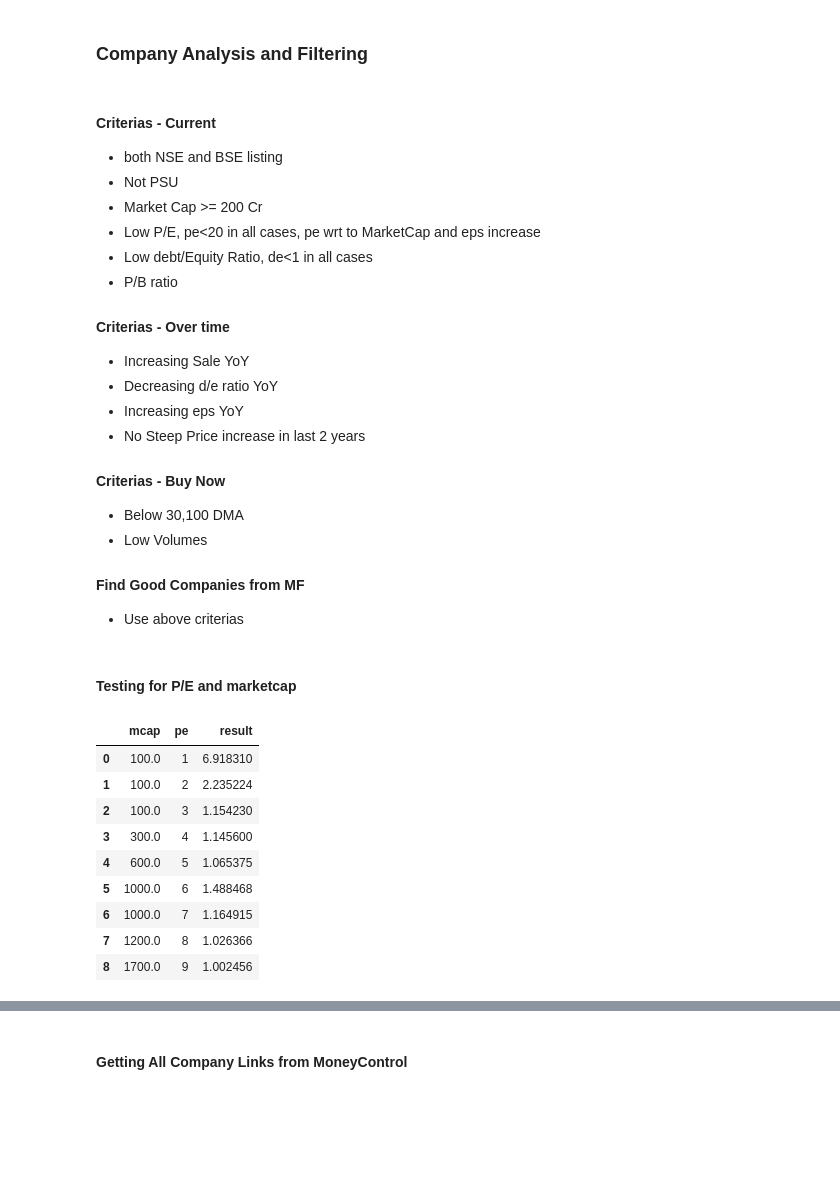
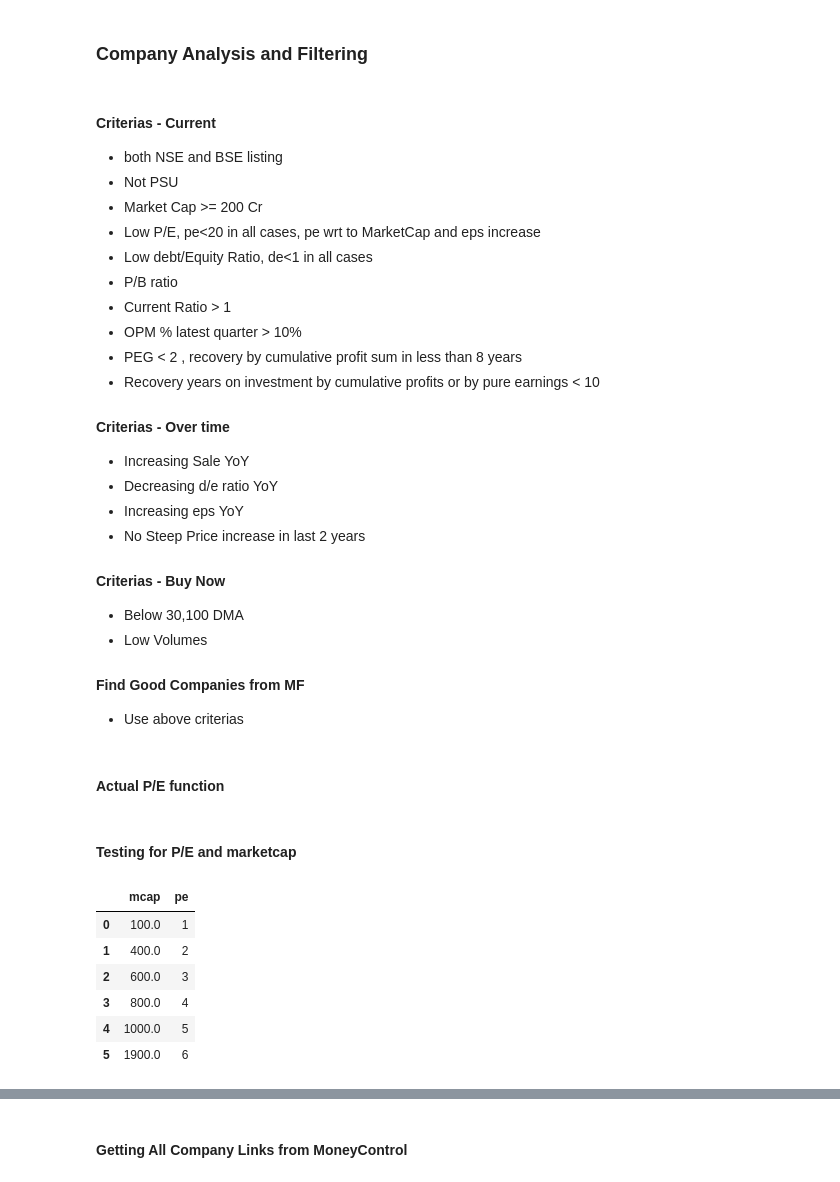
Before and after one commit to faizanahemad/data-science-utils, a Jupyter notebook: data_science_utils/financial/mutual_fund.ipynb, the cells around one changed output, grey strips where cells are left out. Drawn from its saved outputs; the diff is of its cells as text; code cells hidden in the pictures; blank space fills up the shorter version.

Commit message:
Mutual fund and stock analysis notebook

```diff
--- a/data_science_utils/financial/mutual_fund.ipynb
+++ b/data_science_utils/financial/mutual_fund.ipynb
@@ -231,6 +542,10 @@ Some characters could not be decoded, and were replaced with REPLACEMENT CHARACT
 - Low P/E, pe<20 in all cases, pe wrt to MarketCap and eps increase
 - Low debt/Equity Ratio, de<1 in all cases
 - P/B ratio
+- Current Ratio > 1
+- OPM % latest quarter > 10%
+- PEG < 2 , recovery by cumulative profit sum in less than 8 years
+- Recovery years on investment by cumulative profits or by pure earnings < 10
 
 #### Criterias - Over time
 - Increasing Sale YoY
@@ -244,5 +559,40 @@ Some characters could not be decoded, and were replaced with REPLACEMENT CHARACT
 
 #### Find Good Companies from MF
 - Use above criterias
+# %% [markdown]
+#### Actual P/E function
+# %%
+def get_pe_filter(params={"mcap":[1e2,1e3,5e3,1e4,2e4],"pe":[1,5,10,15,20],"mcap_lower_limit":1e2,"pe_upper_limit":25}):
+    def filter_fn(stock_detail):
+        x=params['mcap']
+        y=params['pe']
+        pe = ffloat(stock_detail['pe'])
+        mcap = ffloat(stock_detail['market_cap'])
+
+        if np.isnan(pe) or np.isnan(mcap):
+            return False
+        if pe>params['pe_upper_limit']:
+            return False
+        if mcap<params['mcap_lower_limit']:
+            return False
+
+        right = np.searchsorted(params['mcap'],mcap)
+
+
+        if right==0:
+            right=right+1
+
+        if right==len(x):
+            right=right-1
+
+        left = right-1
+        coefficients = np.polyfit([x[left],x[right]], [y[left],y[right]], 1)
+        polynomial = np.poly1d(coefficients)
+        pe_value = polynomial(mcap)
+        if pe<=pe_value:
+            return True
+        return False
+
+    return filter_fn
 # %% [markdown]
 #### Testing for P/E and marketcap
@@ -260,24 +599,22 @@ def pe_comparator_test(mcap,pe):
 # %%
 pe_list = list()
 pe_set = set()
-for pe in [1,2,3,4,5,6,7,8,9,10]:
+pe_comparator = get_pe_filter()
+for pe in [1,2,3,4,5,6,7,9,10,11,13]:
     for mcap in np.arange(1e2,2e3,1e2):
         if pe not in pe_set:
-            if pe_comparator_test(mcap,pe)>1.0:
-                pe_list.append({"mcap":mcap,"pe":pe,"result":pe_comparator_test(mcap,pe)})
+            if pe_comparator({"pe":pe,"market_cap":mcap}):
+                pe_list.append({"mcap":mcap,"pe":pe})
                 pe_set.add(pe)
 pd.DataFrame.from_records(pe_list)
 # %% [output]
-|  | mcap | pe | result |
-| 0 | 100.0 | 1 | 6.918310 |
-| 1 | 100.0 | 2 | 2.235224 |
-| 2 | 100.0 | 3 | 1.154230 |
-| 3 | 300.0 | 4 | 1.145600 |
-| 4 | 600.0 | 5 | 1.065375 |
-| 5 | 1000.0 | 6 | 1.488468 |
-| 6 | 1000.0 | 7 | 1.164915 |
-| 7 | 1200.0 | 8 | 1.026366 |
-| 8 | 1700.0 | 9 | 1.002456 |
+|  | mcap | pe |
+| 0 | 100.0 | 1 |
+| 1 | 400.0 | 2 |
+| 2 | 600.0 | 3 |
+| 3 | 800.0 | 4 |
+| 4 | 1000.0 | 5 |
+| 5 | 1900.0 | 6 |
 # %%
 pe_list = list()
 pe_set = set()
```
Also changed, not shown: parts of 33 cells of this notebook.
